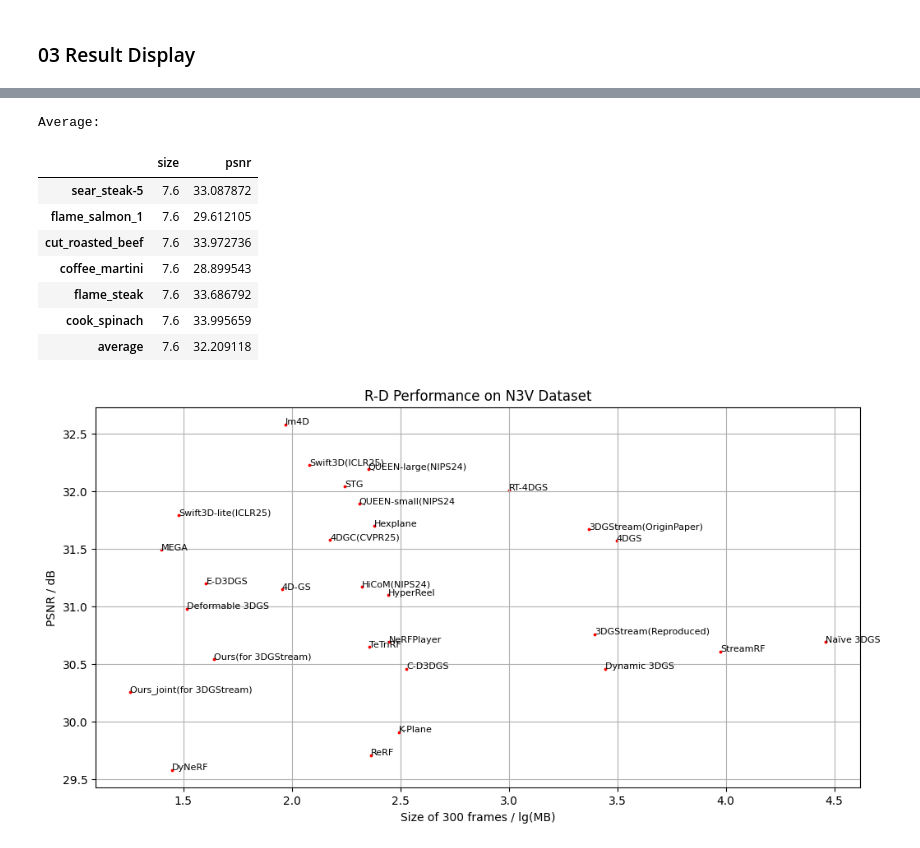
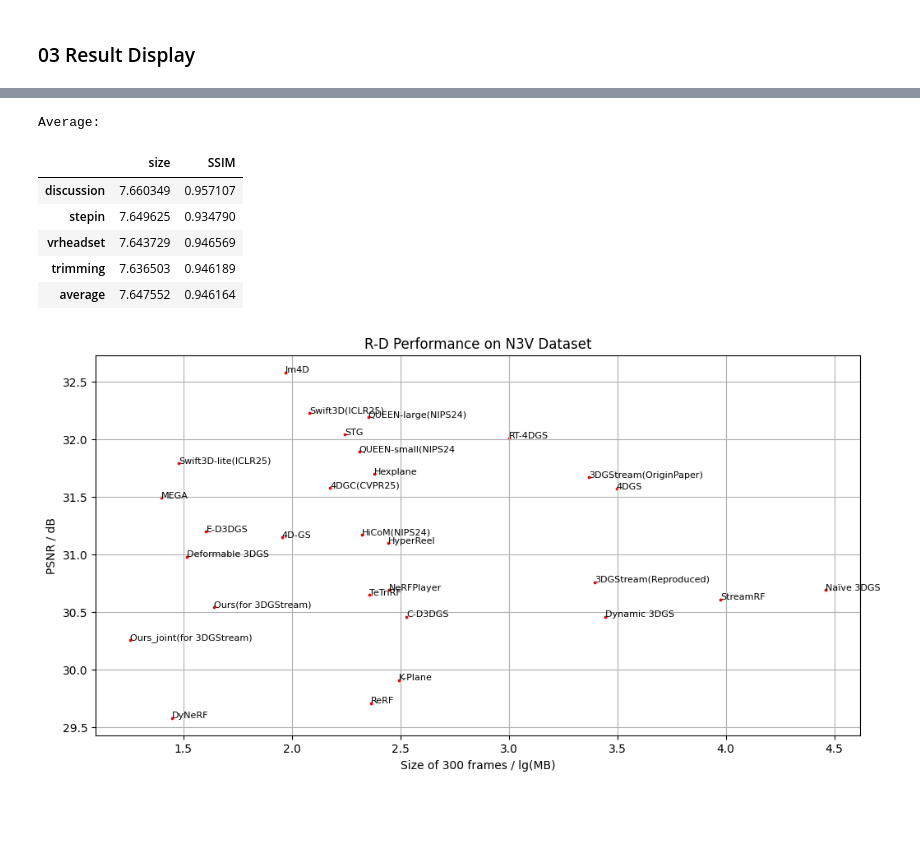
Before and after one commit to Mr-Zwkid/D-FCGS, a Jupyter notebook: EXPs.ipynb, the cells around one changed output, grey strips where cells are left out. Cells and saved outputs as stored; diff of their text form; code cells hidden in the pictures; blank space fills up the shorter version.

```diff
--- a/EXPs.ipynb
+++ b/EXPs.ipynb
@@ -1004,49 +1198,69 @@ plt.show()
 # %%
+# GT TEST
 import os
 import json
 import matplotlib.pyplot as plt
 import numpy as np
 import pandas as pd
 
-dataset = 'dynerf'
-scene_list = ['sear_steak-5', 'flame_salmon_1', 'cut_roasted_beef', 'coffee_martini', 'flame_steak', 'cook_spinach']
+# dataset = 'dynerf'
+# scene_list = ['sear_steak-5', 'cut_roasted_beef', 'coffee_martini', 'flame_steak', 'cook_spinach', 'flame_salmon_1']
+# scene_list = [ 'flame_steak']
 
-# dataset = 'meetroom'
-# scene_list = ['discussion', 'stepin', 'vrheadset']
+dataset = 'meetroom'
+scene_list = ['discussion', 'stepin', 'vrheadset', 'trimming']
+
+# dataset = 'immersive'
+# scene_list = ['10_Alexa']
 
 frame_start = 1
 frame_end = 300
 
 final_res = {}
+metric = 'SSIM'
 
 for scene in scene_list:
     psnr_frame_list = []
     size_list = []
+
+    frame0_dir = f'/SSD2/chenzx/Projects/Dataset4Compression/init_3dgs/{dataset}/{scene}/frame000000/point_cloud/iteration_4000/point_cloud.ply'
+    frame0_psnr_file = f'/SSD2/chenzx/Projects/Dataset4Compression/init_3dgs/{dataset}/{scene}/frame000000/results.json'
+
+    frame0_size = os.path.getsize(frame0_dir) / (1024 * 1024)  # Convert to MB
+    size_list.append(frame0_size)
+    with open(frame0_psnr_file, 'r') as f:
+        psnr = json.load(f)
+        psnr = psnr["ours_4000"][metric] if psnr.get("ours_4000") else psnr['ours_7000'][metric]
+        psnr_frame_list.append(psnr)
+
+        # print(f'{scene} frame 0: {frame0_size/300} MB, {metric}: {psnr}')
+        # print(f'{1 - frame0_size/300 / (7.6*299/300+frame0_size/300)}')
+
+
+
     for frame in range(frame_start, frame_end):
-        path_psnr = f'output_gt/{dataset}/{scene}/frame{frame:06d}/results.json'
+        path_psnr = f'output_gt/{dataset}/{scene}/frame{frame:06d}/rendering_info.json'
         with open(path_psnr, 'r') as f:
             psnr = json.load(f)
-            psnr = psnr['stage1/psnr_0']
+            psnr = psnr['average'][metric]
             psnr_frame_list.append(psnr)
             size_list.append(7.6)
-    final_res[scene] = {'psnr': sum(psnr_frame_list) / len(psnr_frame_list), 'size': sum(size_list) / len(size_list)}
+    final_res[scene] = {metric: sum(psnr_frame_list) / len(psnr_frame_list), 'size': sum(size_list) / len(size_list)}
 
 # compute average, and display as table
 print('Average: ')
-final_res['average'] = {'psnr': sum([final_res[scene]['psnr'] for scene in final_res]) / len(final_res), 'size': sum([final_res[scene]['size'] for scene in final_res]) / len(final_res)}
+final_res['average'] = {metric: sum([final_res[scene][metric] for scene in final_res]) / len(final_res), 'size': sum([final_res[scene]['size'] for scene in final_res]) / len(final_res)}
 df = pd.DataFrame(final_res).T
-df = df[['size', 'psnr']]
+df = df[['size', metric]]
 display(df)
 # %% [output]
 Average:
-|  | size | psnr |
-| sear_steak-5 | 7.6 | 33.087872 |
-| flame_salmon_1 | 7.6 | 29.612105 |
-| cut_roasted_beef | 7.6 | 33.972736 |
-| coffee_martini | 7.6 | 28.899543 |
-| flame_steak | 7.6 | 33.686792 |
-| cook_spinach | 7.6 | 33.995659 |
-| average | 7.6 | 32.209118 |
+|  | size | SSIM |
+| discussion | 7.660349 | 0.957107 |
+| stepin | 7.649625 | 0.934790 |
+| vrheadset | 7.643729 | 0.946569 |
+| trimming | 7.636503 | 0.946189 |
+| average | 7.647552 | 0.946164 |
 # %%
 import os
 import json
```
Also changed, not shown: parts of 9 cells of this notebook, 30 other files.
